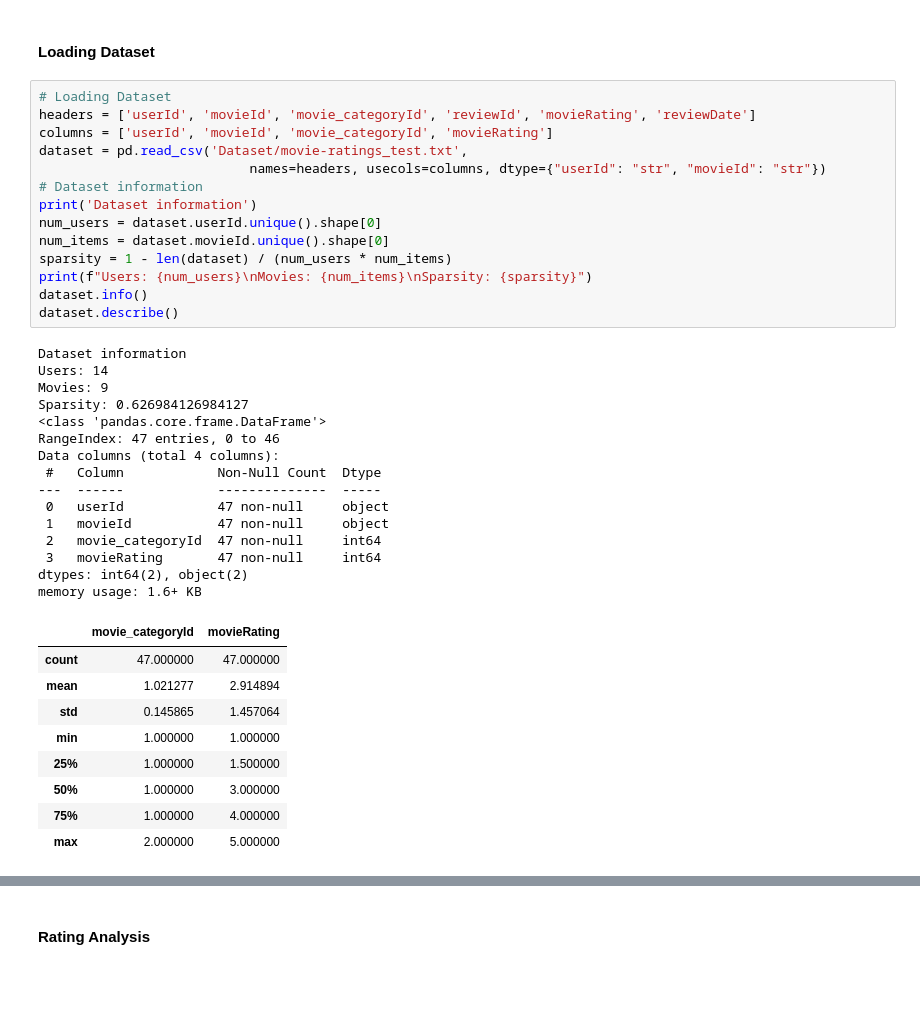
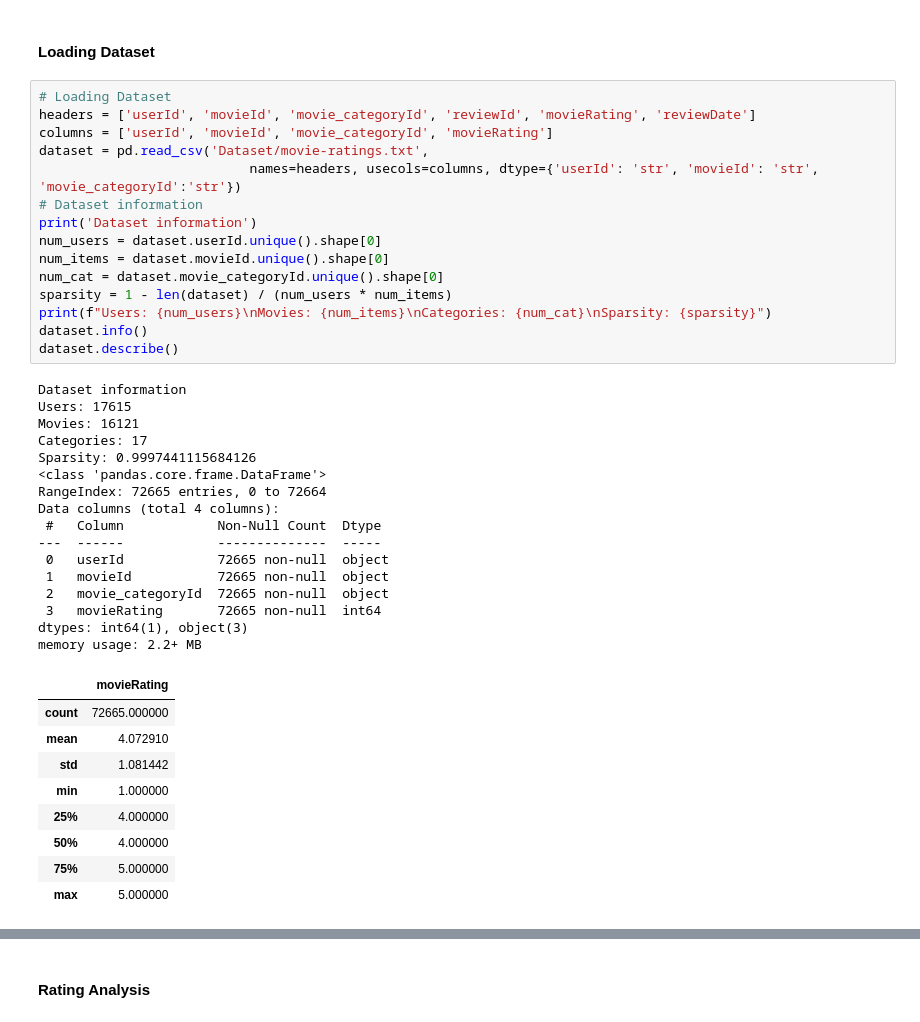
Before and after one commit to andres112/Social-Media-Analytics, a Jupyter notebook: Project/main.ipynb, the cells around one changed output, grey strips where cells are left out. Saved outputs shown, nothing was run; the diff lists cells and outputs as text; blank space fills up the shorter version.

```diff
--- a/Project/main.ipynb
+++ b/Project/main.ipynb
@@ -34,39 +34,41 @@ warnings.filterwarnings("ignore")  # ignore warnings in logs
 # %%
 # Loading Dataset
 headers = ['userId', 'movieId', 'movie_categoryId', 'reviewId', 'movieRating', 'reviewDate']
 columns = ['userId', 'movieId', 'movie_categoryId', 'movieRating']
-dataset = pd.read_csv('Dataset/movie-ratings_test.txt',
-                           names=headers, usecols=columns, dtype={"userId": "str", "movieId": "str"})
+dataset = pd.read_csv('Dataset/movie-ratings.txt',
+                           names=headers, usecols=columns, dtype={'userId': 'str', 'movieId': 'str', 'movie_categoryId':'str'})
 # Dataset information
 print('Dataset information')
 num_users = dataset.userId.unique().shape[0]
 num_items = dataset.movieId.unique().shape[0]
+num_cat = dataset.movie_categoryId.unique().shape[0]
 sparsity = 1 - len(dataset) / (num_users * num_items)
-print(f"Users: {num_users}\nMovies: {num_items}\nSparsity: {sparsity}")
+print(f"Users: {num_users}\nMovies: {num_items}\nCategories: {num_cat}\nSparsity: {sparsity}")
 dataset.info()
 dataset.describe()
 # %% [output]
 Dataset information
-Users: 14
-Movies: 9
-Sparsity: 0.626984126984127
+Users: 17615
+Movies: 16121
+Categories: 17
+Sparsity: 0.9997441115684126
 <class 'pandas.core.frame.DataFrame'>
-RangeIndex: 47 entries, 0 to 46
+RangeIndex: 72665 entries, 0 to 72664
 Data columns (total 4 columns):
  #   Column            Non-Null Count  Dtype
 ---  ------            --------------  -----
- 0   userId            47 non-null     object
- 1   movieId           47 non-null     object
- 2   movie_categoryId  47 non-null     int64
- 3   movieRating       47 non-null     int64
-dtypes: int64(2), object(2)
-memory usage: 1.6+ KB
+ 0   userId            72665 non-null  object
+ 1   movieId           72665 non-null  object
+ 2   movie_categoryId  72665 non-null  object
+ 3   movieRating       72665 non-null  int64
+dtypes: int64(1), object(3)
+memory usage: 2.2+ MB
-|  | movie_categoryId | movieRating |
-| count | 47.000000 | 47.000000 |
-| mean | 1.021277 | 2.914894 |
-| std | 0.145865 | 1.457064 |
-| min | 1.000000 | 1.000000 |
-| 25% | 1.000000 | 1.500000 |
-| 50% | 1.000000 | 3.000000 |
-| 75% | 1.000000 | 4.000000 |
-| max | 2.000000 | 5.000000 |
+|  | movieRating |
+| count | 72665.000000 |
+| mean | 4.072910 |
+| std | 1.081442 |
+| min | 1.000000 |
+| 25% | 4.000000 |
+| 50% | 4.000000 |
+| 75% | 5.000000 |
+| max | 5.000000 |
```
Also changed, not shown: parts of 6 cells of this notebook, 4 other files.
